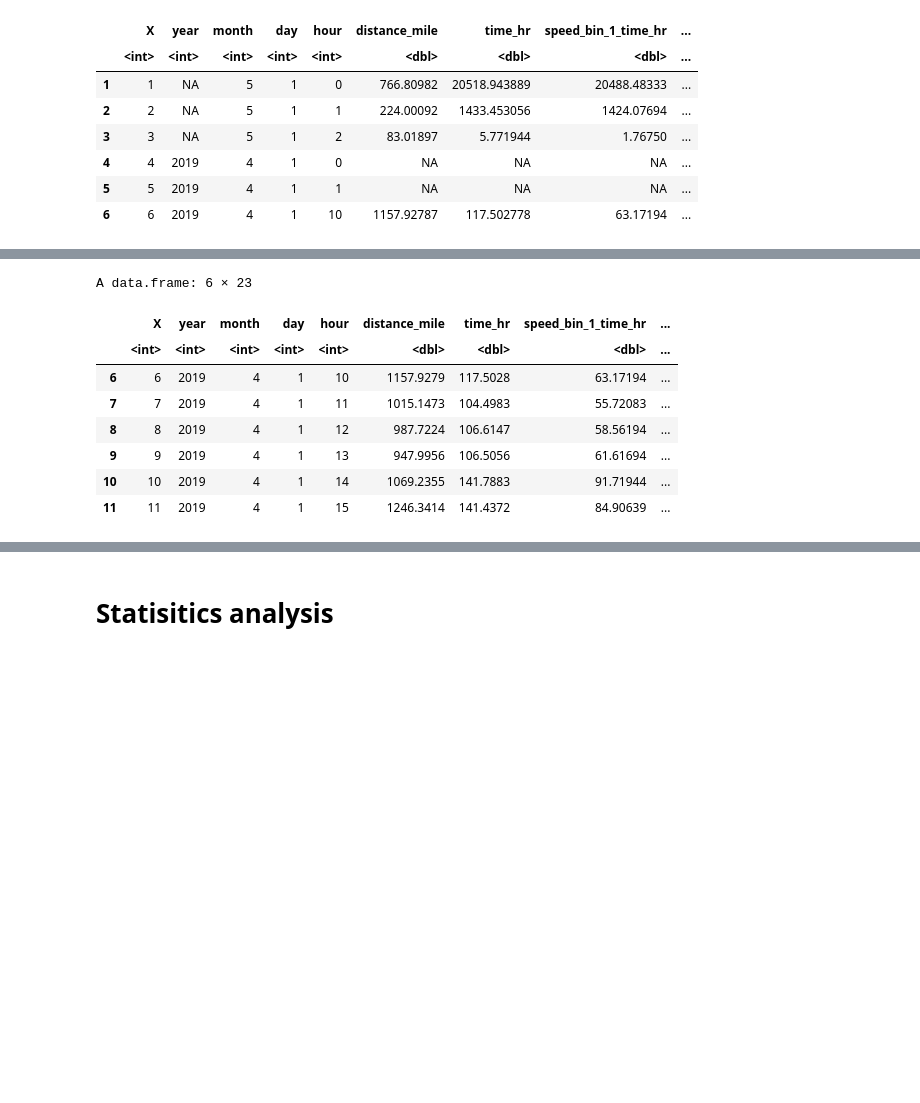
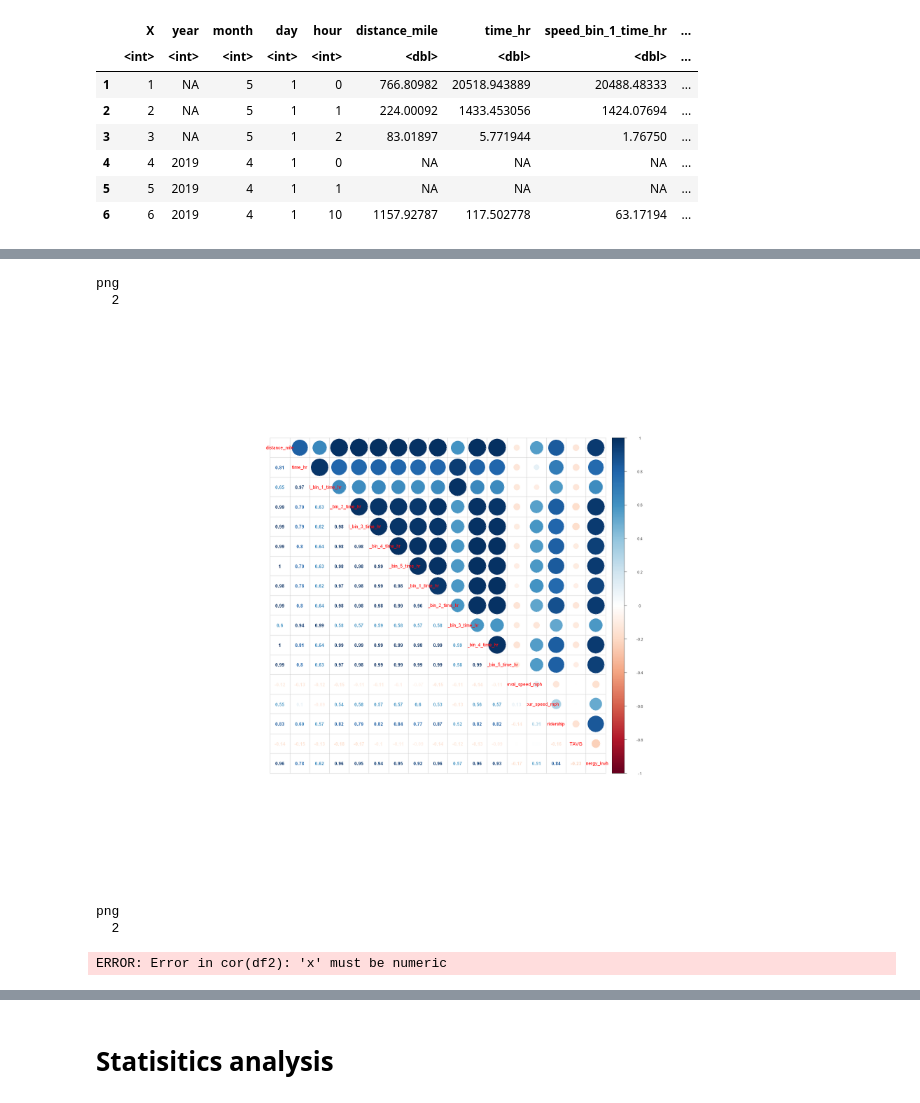
Before and after one commit to narslab/treem, a Jupyter notebook: bin/jupyter/energy-system-model-estimation.ipynb, the cells around one changed output, grey strips where cells are left out. Drawn from its saved outputs; the diff is of its cells as text; code cells hidden in the pictures; blank space fills up the shorter version.

```diff
--- a/bin/jupyter/energy-system-model-estimation.ipynb
+++ b/bin/jupyter/energy-system-model-estimation.ipynb
@@ -36,3 +44,9 @@ A data.frame: 6 × 23
 df1 = df [-(1:5),]
 # %%
 df = df1
+# %%
+df3 = df2[,-16]
+# %%
+df3 = na.omit(df3)
+# %%
+matrix = cor(df3)
@@ -39,12 +77,23 @@ df = df1
+# %%
+png("../../figures/Intrinsic-relationship-plot-April-2019.png",height=6000,width=6000,res=360)
+PairPlot(df3,colnames(df3),"Intrinsic relationship between variables", palette=NULL,point_color = "darkorange")
+dev.off()
+# %% [output]
+png
+  2
+# %%
+options(repr.plot.width = 20, repr.plot.height = 20)
+corrplot.mixed(matrix)
+# %% [output]
+[figure, added]
+# %%
+png("../../figures/correleation-plot-April-2019.png",height=5000,width=5000,res=360)
+corrplot(corr=matrix,method = "color",order = "hclust",tl.col="black",addrect=4,addCoef.col = "grey")
+dev.off()
+# %% [output]
+png
+  2
 # %%
-head(df)
+cor(df)
 # %% [output]
-A data.frame: 6 × 23
+ERROR: Error in cor(df2): 'x' must be numeric
-|  | X | year | month | day | hour | distance_mile | time_hr | speed_bin_1_time_hr | ... |
-|  | <int> | <int> | <int> | <int> | <int> | <dbl> | <dbl> | <dbl> | ... |
-| 6 | 6 | 2019 | 4 | 1 | 10 | 1157.9279 | 117.5028 | 63.17194 | ... |
-| 7 | 7 | 2019 | 4 | 1 | 11 | 1015.1473 | 104.4983 | 55.72083 | ... |
-| 8 | 8 | 2019 | 4 | 1 | 12 | 987.7224 | 106.6147 | 58.56194 | ... |
-| 9 | 9 | 2019 | 4 | 1 | 13 | 947.9956 | 106.5056 | 61.61694 | ... |
-| 10 | 10 | 2019 | 4 | 1 | 14 | 1069.2355 | 141.7883 | 91.71944 | ... |
-| 11 | 11 | 2019 | 4 | 1 | 15 | 1246.3414 | 141.4372 | 84.90639 | ... |
```
Also changed, not shown: parts of 26 cells of this notebook, 7 other files.
